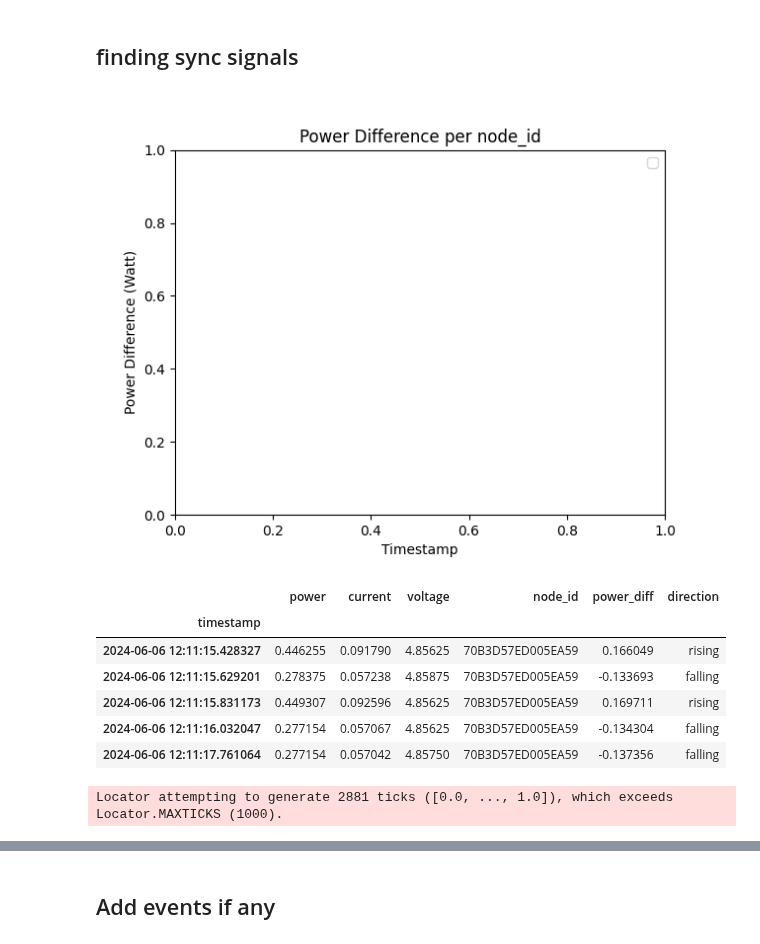
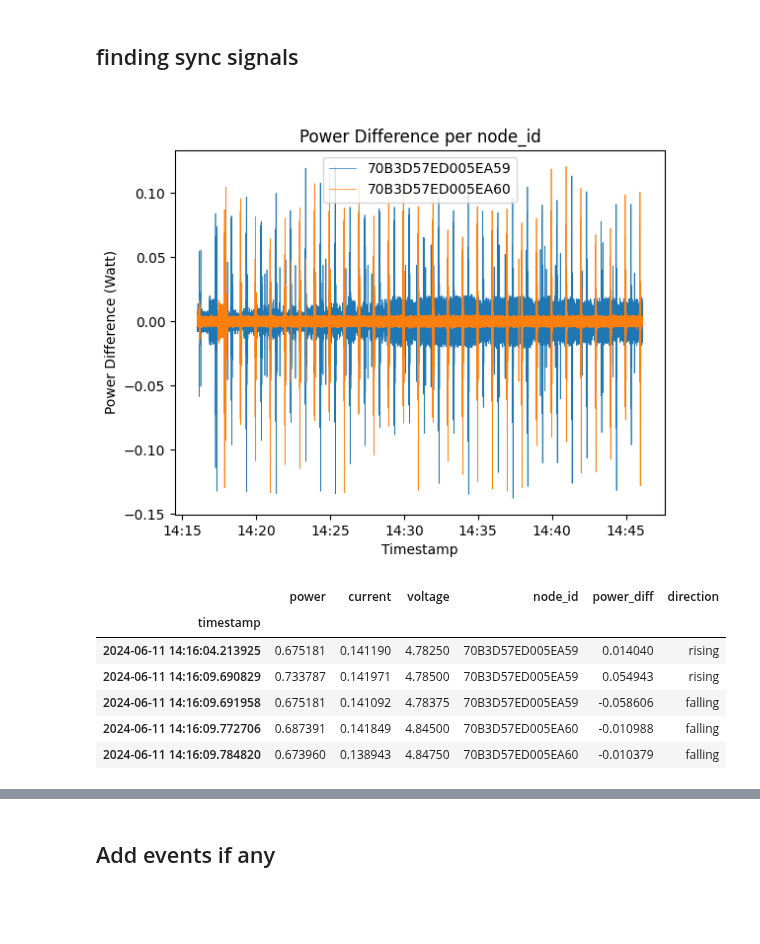
Before and after one commit to FlapKap/Terra-experiments, a Jupyter notebook: experiment/visualize.ipynb, the cells around one changed output, grey strips where cells are left out. Cells and saved outputs as stored; diff of their text form; code cells hidden in the pictures; blank space fills up the shorter version.

```diff
--- a/experiment/visualize.ipynb
+++ b/experiment/visualize.ipynb
@@ -106,7 +79,7 @@ nodes_with_queries
 # %%
 power_consumption= %sql select timestamp,power,current,voltage,node_id from expdb.Power_Consumption
 #filter to only contain results where we have a query
-power_consumption = power_consumption[power_consumption["node_id"].isin(nodes_with_queries["node_id"])]
+#power_consumption = power_consumption[power_consumption["node_id"].isin(nodes_with_queries["node_id"])]
 power_consumption = power_consumption.set_index("timestamp")
 #power_consumption = power_consumption.sort_index()
 
@@ -118,7 +91,7 @@ dict_keys([])
 plt.figure()
 
 for node_id, group in groups:
-    idxs = np.linspace(0,len(group), 250, endpoint=False, dtype=int)
+    idxs = np.linspace(0,len(group), len(group), endpoint=False, dtype=int)
 
     subset = group["power"].iloc[idxs]
     plt.plot(subset.index, subset, label=node_id, linewidth=0.5)
@@ -152,24 +116,24 @@ BLINK_POST_MS = 100
 # %%
 #diff of each group
 power_consumption['power_diff'] = groups["power"].diff()
 
 
 plt.figure()
 for node_id, group in power_consumption.groupby("node_id"):
-    idxs = np.linspace(0,len(group), 10000, endpoint=False, dtype=int) # there are comparatively few but big jumps, so hard to see when just taking "random" indexes
+    idxs = np.linspace(0,len(group), len(group), endpoint=False, dtype=int) # there are comparatively few but big jumps, so hard to see when just taking "random" indexes
     subset = group["power_diff"].iloc[idxs]
     plt.plot(subset.index, subset, label=node_id, linewidth=0.5)
 plt.title("Power Difference per node_id")
 plt.xlabel("Timestamp")
 plt.ylabel("Power Difference (Watt)")
 plt.legend()
 plt.show()
 # %% [output]
-[figure, old version]
+[figure, new version]
 # %%
-rising_edge = power_consumption[power_consumption["power_diff"] > 0.1].copy()
+rising_edge = power_consumption[power_consumption["power_diff"] > 0.01].copy()
 rising_edge.loc[:,'direction'] = 'rising'
-falling_edge = power_consumption[power_consumption["power_diff"] < -0.1].copy()
+falling_edge = power_consumption[power_consumption["power_diff"] < -0.01].copy()
 falling_edge.loc[:,'direction'] = 'falling'
 edges = pd.concat([rising_edge, falling_edge], verify_integrity=True)
 edges.sort_index(inplace=True)
@@ -177,12 +141,11 @@ edges.head()
 # %% [output]
 |  | power | current | voltage | node_id | power_diff | direction |
 | timestamp |  |  |  |  |  |  |
-| 2024-06-06 12:11:15.428327 | 0.446255 | 0.091790 | 4.85625 | 70B3D57ED005EA59 | 0.166049 | rising |
-| 2024-06-06 12:11:15.629201 | 0.278375 | 0.057238 | 4.85875 | 70B3D57ED005EA59 | -0.133693 | falling |
-| 2024-06-06 12:11:15.831173 | 0.449307 | 0.092596 | 4.85625 | 70B3D57ED005EA59 | 0.169711 | rising |
-| 2024-06-06 12:11:16.032047 | 0.277154 | 0.057067 | 4.85625 | 70B3D57ED005EA59 | -0.134304 | falling |
-| 2024-06-06 12:11:17.761064 | 0.277154 | 0.057042 | 4.85750 | 70B3D57ED005EA59 | -0.137356 | falling |
+| 2024-06-11 14:16:04.213925 | 0.675181 | 0.141190 | 4.78250 | 70B3D57ED005EA59 | 0.014040 | rising |
+| 2024-06-11 14:16:09.690829 | 0.733787 | 0.141971 | 4.78500 | 70B3D57ED005EA59 | 0.054943 | rising |
+| 2024-06-11 14:16:09.691958 | 0.675181 | 0.141092 | 4.78375 | 70B3D57ED005EA59 | -0.058606 | falling |
+| 2024-06-11 14:16:09.772706 | 0.687391 | 0.141849 | 4.84500 | 70B3D57ED005EA60 | -0.010988 | falling |
+| 2024-06-11 14:16:09.784820 | 0.673960 | 0.138943 | 4.84750 | 70B3D57ED005EA60 | -0.010379 | falling |
-Locator attempting to generate 2881 ticks ([0.0, ..., 1.0]), which exceeds Locator.MAXTICKS (1000).
 # %%
 # populate edges with next direction and timestamps to later filter out edges that are too close to each other.
 # need the index as dedicated column for this to be possible as a groupby transformation
```
Also changed, not shown: parts of 35 cells of this notebook, 1 other file.
